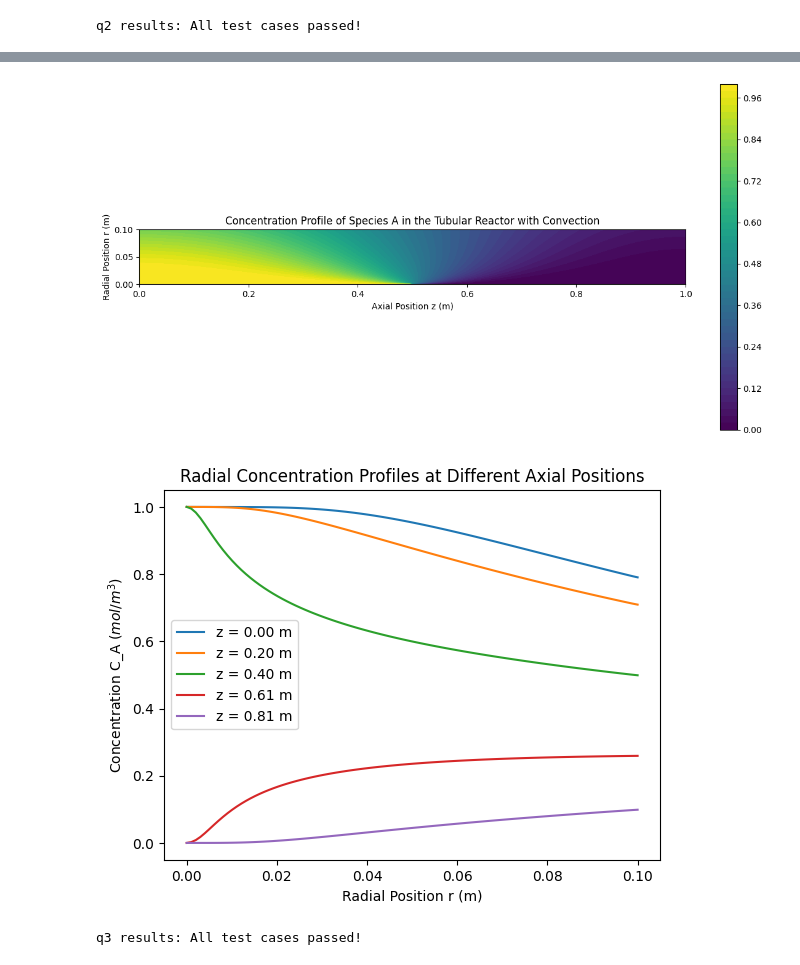
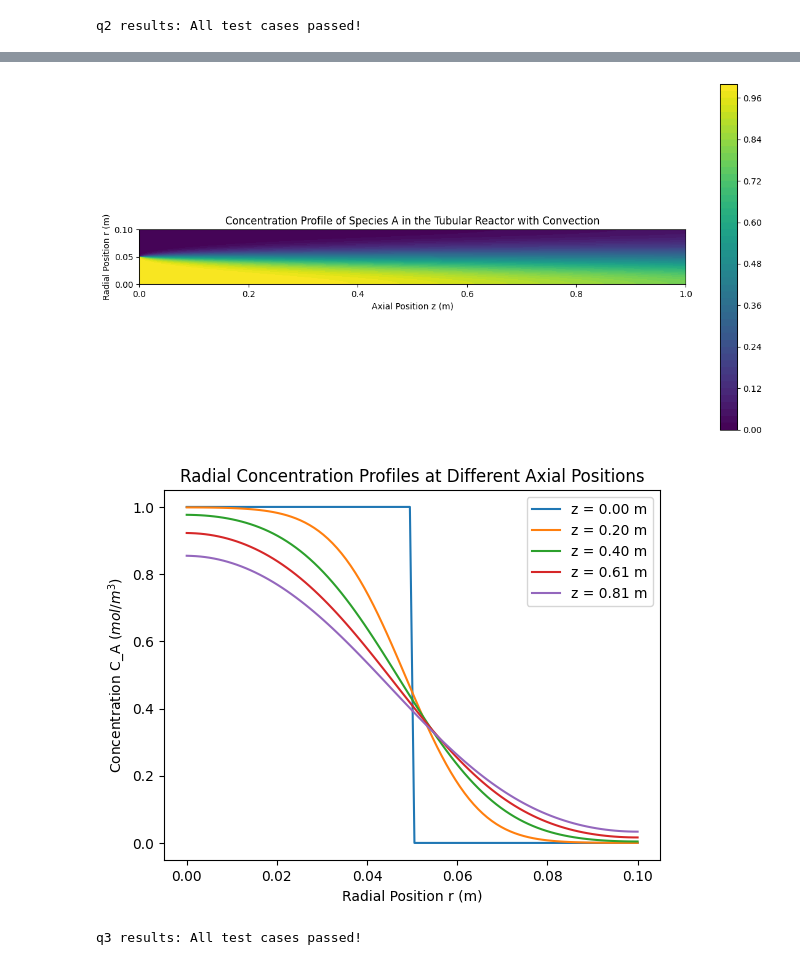
Before and after one commit to Xikiee/computational_practicum, a Jupyter notebook: q_2/redoing_assignments/Assignment_Q2_L3.ipynb, the cells around one changed output, grey strips where cells are left out. Cells and saved outputs as stored; diff of their text form; code cells hidden in the pictures.

```diff
--- a/q_2/redoing_assignments/Assignment_Q2_L3.ipynb
+++ b/q_2/redoing_assignments/Assignment_Q2_L3.ipynb
@@ -409,7 +407,7 @@ def build_rhs_vector(
 
     b = np.zeros(N)
 
-    j_cutoff = int(N_r * inlet_fraction)        # notice that the inlet_fraction is a fraction of the number of points, not the fraction of the radius
+    j_cutoff = (N_r * inlet_fraction)        # notice that the inlet_fraction is a fraction of the number of points, not the fraction of the radius
 
     for j in range(0,N_r):
         n = 0 + j*N_z               # this come from the submatricies, where i must be zero (inlet condition z=0)
@@ -460,39 +477,39 @@ C = solve_system(A, b)
 # %%
 # Reshape the solution vector into a 2D array for plotting
-C_A = C.reshape((N_r, N_z))
+C_A = C.reshape((N_r, N_z)).T       # you have to transpose the matrix because of the way that the plotting below is being done
 
 # Generate meshgrid for plotting
 Z, R_grid = np.meshgrid(z, r, indexing="ij")  # Use 'ij' indexing
 
 # Plot the concentration profile with actual dimensions
 plt.figure(figsize=(12, 6))  # Adjust figure size for better visualization
 cp = plt.contourf(Z, R_grid, C_A, levels=50, cmap="viridis")
 plt.colorbar(cp)
 plt.title("Concentration Profile of Species A in the Tubular Reactor with Convection")
 plt.xlabel("Axial Position z (m)")
 plt.ylabel("Radial Position r (m)")
 
 # Ensure the correct aspect ratio
 ax = plt.gca()
 ax.set_aspect(
     L / R, adjustable="datalim"
 )  # Set aspect ratio based on reactor dimensions
 plt.axis("scaled")  # Ensures equal scaling
 plt.tight_layout()
 plt.show()
 
 # Plot radial concentration profiles at different axial positions
 plt.figure()
 for i in range(0, N_z, int(N_z / 5)):
     plt.plot(r, C_A[i, :], label=f"z = {z[i]:.2f} m")
 plt.xlabel("Radial Position r (m)")
 plt.ylabel("Concentration C_A ($mol/m^3$)")
 plt.title("Radial Concentration Profiles at Different Axial Positions")
 plt.legend()
 plt.show()
 # %% [output]
-[figure, old version]
+[figure, new version]
-[figure, old version]
+[figure, new version]
 # %%
 grader.check("q3")
 # %% [output]
```
Also changed, not shown: parts of 3 cells of this notebook, 9 other files.
